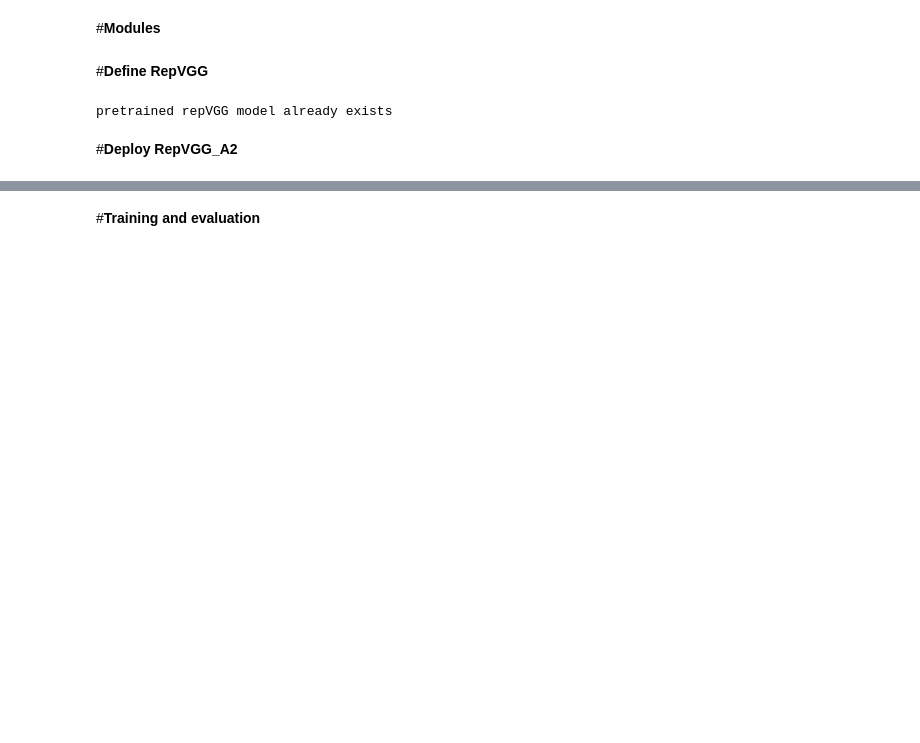
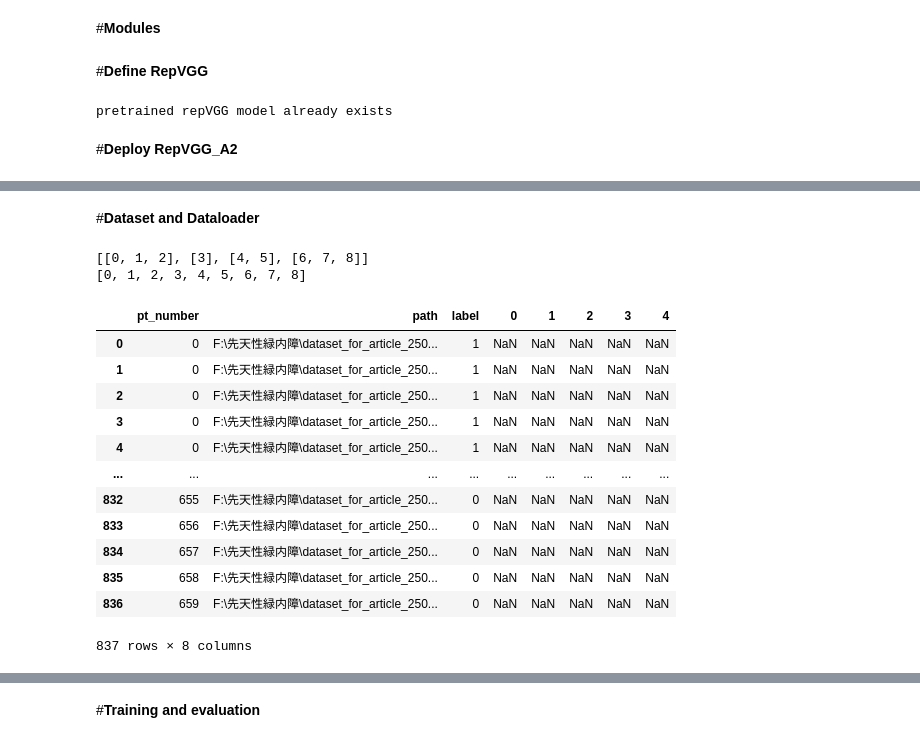
Before and after one commit to ykitaguchi77/CongenitalGlaucoma_AI_project, a Jupyter notebook: DataSplit(stratified_one_subject_leave_out)1.2.ipynb, the cells around one changed output, grey strips where cells are left out. Saved outputs shown, nothing was run; the diff lists cells and outputs as text; code cells hidden in the pictures; blank space fills up the shorter version.

```diff
--- a/DataSplit(stratified_one_subject_leave_out)1.2.ipynb
+++ b/DataSplit(stratified_one_subject_leave_out)1.2.ipynb
@@ -1008,0 +958,40 @@ optimizer_ft = RangerAdaBelief(model_ft.parameters(), lr=1e-3, eps=1e-12, betas=
+# %% [markdown]
+#**Dataset and Dataloader**
+# %%
+a = [[0,1,2], [3], [4,5], [6,7,8]]
+print(a)
+a = list(itertools.chain.from_iterable(a))
+print(a)
+# %% [output]
+[[0, 1, 2], [3], [4, 5], [6, 7, 8]]
+[0, 1, 2, 3, 4, 5, 6, 7, 8]
+# %%
+#保存用の空CSVを作成
+num = []
+k=0
+for data in testset:
+   num.append([k]*len(data))
+   k+=1
+patient_num = list(itertools.chain.from_iterable(num))
+patient_path = list(itertools.chain.from_iterable(testset))
+patient_label = list(itertools.chain.from_iterable(testset_label))
+
+df_result = pd.DataFrame(index=[],columns=["pt_number","path","label", 0,1,2,3,4])
+df_result["pt_number"] = patient_num
+df_result["path"] = patient_path
+df_result["label"] = patient_label
+df_result
+# %% [output]
+|  | pt_number | path | label | 0 | 1 | 2 | 3 | 4 |
+| 0 | 0 | F:\先天性緑内障\dataset_for_article_250... | 1 | NaN | NaN | NaN | NaN | NaN |
+| 1 | 0 | F:\先天性緑内障\dataset_for_article_250... | 1 | NaN | NaN | NaN | NaN | NaN |
+| 2 | 0 | F:\先天性緑内障\dataset_for_article_250... | 1 | NaN | NaN | NaN | NaN | NaN |
+| 3 | 0 | F:\先天性緑内障\dataset_for_article_250... | 1 | NaN | NaN | NaN | NaN | NaN |
+| 4 | 0 | F:\先天性緑内障\dataset_for_article_250... | 1 | NaN | NaN | NaN | NaN | NaN |
+| ... | ... | ... | ... | ... | ... | ... | ... | ... |
+| 832 | 655 | F:\先天性緑内障\dataset_for_article_250... | 0 | NaN | NaN | NaN | NaN | NaN |
+| 833 | 656 | F:\先天性緑内障\dataset_for_article_250... | 0 | NaN | NaN | NaN | NaN | NaN |
+| 834 | 657 | F:\先天性緑内障\dataset_for_article_250... | 0 | NaN | NaN | NaN | NaN | NaN |
+| 835 | 658 | F:\先天性緑内障\dataset_for_article_250... | 0 | NaN | NaN | NaN | NaN | NaN |
+| 836 | 659 | F:\先天性緑内障\dataset_for_article_250... | 0 | NaN | NaN | NaN | NaN | NaN |
+837 rows × 8 columns
```
Also changed, not shown: parts of 14 cells of this notebook.
